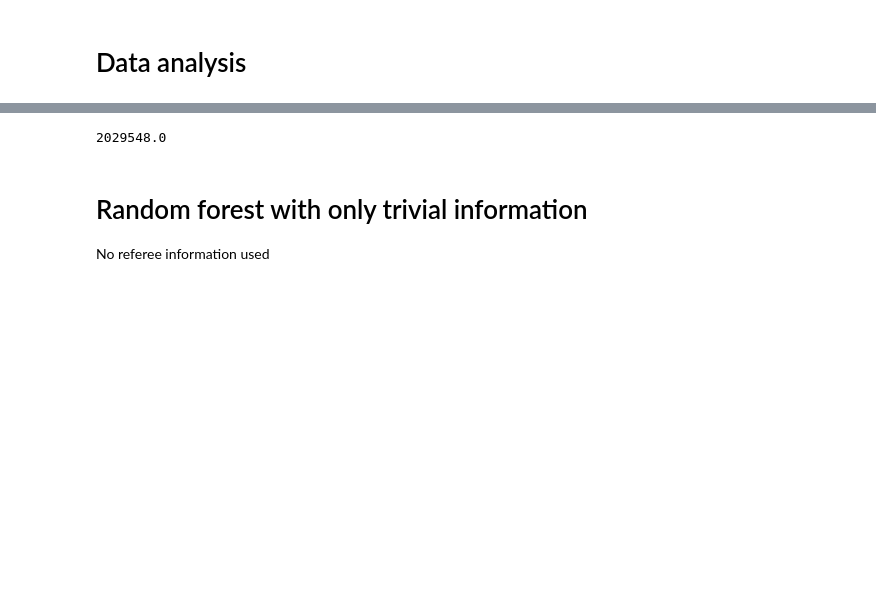
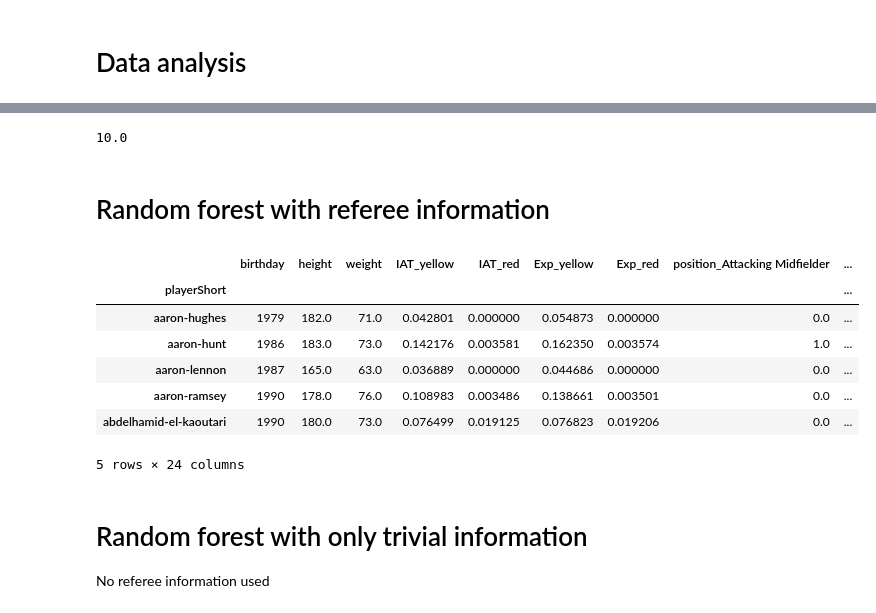
Before and after one commit to Bondzio/ADA_hw2016, a Jupyter notebook: 04 - Applied ML/AppliedML.ipynb, the cells around one changed output, grey strips where cells are left out. Saved outputs shown, nothing was run; the diff lists cells and outputs as text; code cells hidden in the pictures; blank space fills up the shorter version.

```diff
--- a/04 - Applied ML/AppliedML.ipynb
+++ b/04 - Applied ML/AppliedML.ipynb
@@ -78,4 +148,6 @@ train
 # %%
-max(train.nExp)
+min(train.nExp)
 # %% [output]
-2029548.0
+10.0
+# %% [markdown]
+# Random forest with referee information
@@ -81,0 +160,8 @@ max(train.nExp)
+# %%
+train_ref.leagueCountry=train_ref.leagueCountry.fillna('nan')
+# %%
+train_ref.birthday=train_ref.birthday.apply(lambda x: int(x.split('.')[2]))
+# %%
+a=pd.get_dummies(train_ref[['position','leagueCountry']])
+# %%
+train_ref=pd.concat([train_ref,a],axis=1)
@@ -82,3 +171,14 @@ max(train.nExp)
+# %%
+train_ref.groupby('playerShort').mean().head()
+# %% [output]
+|  | birthday | height | weight | IAT_yellow | IAT_red | Exp_yellow | Exp_red | position_Attacking Midfielder | ... |
+| playerShort |  |  |  |  |  |  |  |  | ... |
+| aaron-hughes | 1979 | 182.0 | 71.0 | 0.042801 | 0.000000 | 0.054873 | 0.000000 | 0.0 | ... |
+| aaron-hunt | 1986 | 183.0 | 73.0 | 0.142176 | 0.003581 | 0.162350 | 0.003574 | 1.0 | ... |
+| aaron-lennon | 1987 | 165.0 | 63.0 | 0.036889 | 0.000000 | 0.044686 | 0.000000 | 0.0 | ... |
+| aaron-ramsey | 1990 | 178.0 | 76.0 | 0.108983 | 0.003486 | 0.138661 | 0.003501 | 0.0 | ... |
+| abdelhamid-el-kaoutari | 1990 | 180.0 | 73.0 | 0.076499 | 0.019125 | 0.076823 | 0.019206 | 0.0 | ... |
+5 rows × 24 columns
 # %% [markdown]
 # Random forest with only trivial information
 No referee information used
```
Also changed, not shown: parts of 27 cells of this notebook.
